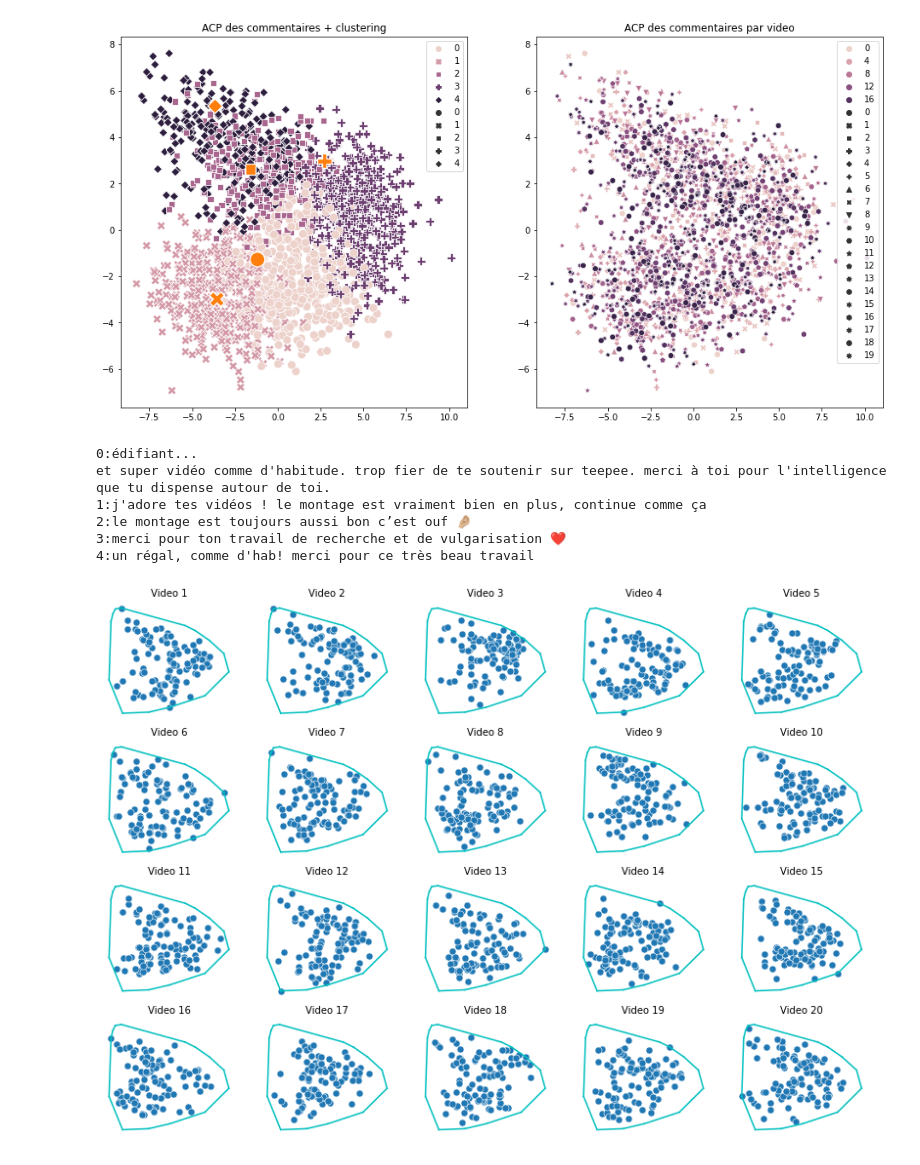
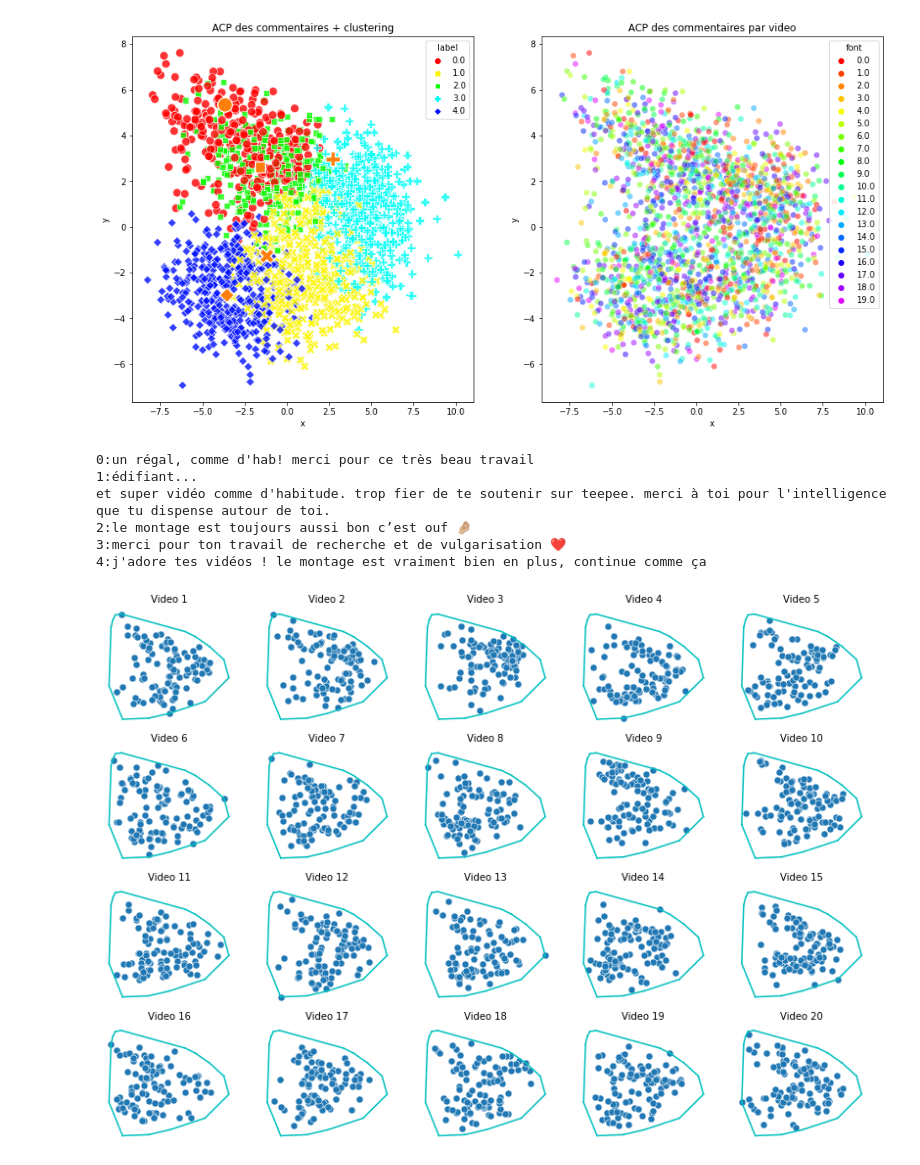
Before and after one commit to AntoineLlg/projet-python-2a, a Jupyter notebook: ACP_nb.ipynb, the cells around one changed output. Saved outputs shown, nothing was run; the diff lists cells and outputs as text; code cells hidden in the pictures.

Commit message:
Changement de l'affichage des ACP et commentaire du script

```diff
--- a/ACP_nb.ipynb
+++ b/ACP_nb.ipynb
@@ -46,27 +46,52 @@ et super vidéo comme d'habitude. trop fier de te soutenir sur teepee. merci à
 # %%
 plt.subplots(figsize=(16, 8))
+
+data = pd.DataFrame(np.array([pca[:, 0], pca[:, 1], font, kmeans.labels_]).transpose(),
+                    columns=['x', 'y', 'font', 'label'])
+data = data.sample(frac=1)
+
 plt.subplot(121)
-sns.scatterplot(x=pca[:, 0], y=pca[:, 1], hue=kmeans.labels_, style=kmeans.labels_, s=100)
-sns.scatterplot(x = [pca[i, 0] for i in center_indices],
+sns.scatterplot(data=data,
+                x='x',
+                y='y',
+                hue='label',
+                style='label',
+                s=100,
+                hue_norm=(0,6),
+                alpha=.8,
+                palette='hsv',
+                legend='full')
+
+sns.scatterplot(x=[pca[i, 0] for i in center_indices],
                 y=[pca[i, 1] for i in center_indices],
-                style = [i for i in range(len(center_indices))],
-                s=300)
+                style=[i for i in range(len(center_indices))],
+                s=300,
+                legend=False)
 plt.title("ACP des commentaires + clustering")
 
 plt.subplot(122)
-sns.scatterplot(x=pca[:, 0], y=pca[:, 1], hue=font, style=font, s=50)
+
+sns.scatterplot(data=data,
+                x='x',
+                y='y',
+                hue='font',
+                hue_norm=(0, 23),
+                s=50,
+                palette='hsv',
+                alpha=.5,
+                legend='full')
 plt.title("ACP des commentaires par video")
 
 plt.show()
 print(representants)
 # %% [output]
-[figure, old version]
+[figure, new version]
-0:édifiant...
+0:un régal, comme d'hab! merci pour ce très beau travail
+1:édifiant...
 et super vidéo comme d'habitude. trop fier de te soutenir sur teepee. merci à toi pour l'intelligence que tu dispense autour de toi.
-1:j'adore tes vidéos ! le montage est vraiment bien en plus, continue comme ça
 2:le montage est toujours aussi bon c’est ouf 🤌🏼
 3:merci pour ton travail de recherche et de vulgarisation ❤️
-4:un régal, comme d'hab! merci pour ce très beau travail
+4:j'adore tes vidéos ! le montage est vraiment bien en plus, continue comme ça
 # %%
 from scipy.spatial import ConvexHull
 
```
Also changed, not shown: parts of 1 cell of this notebook, 4 other files.
